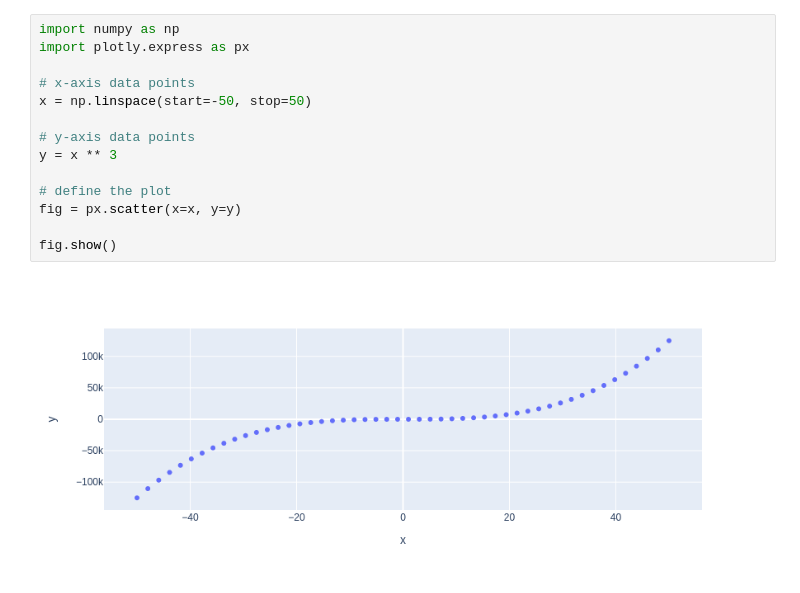
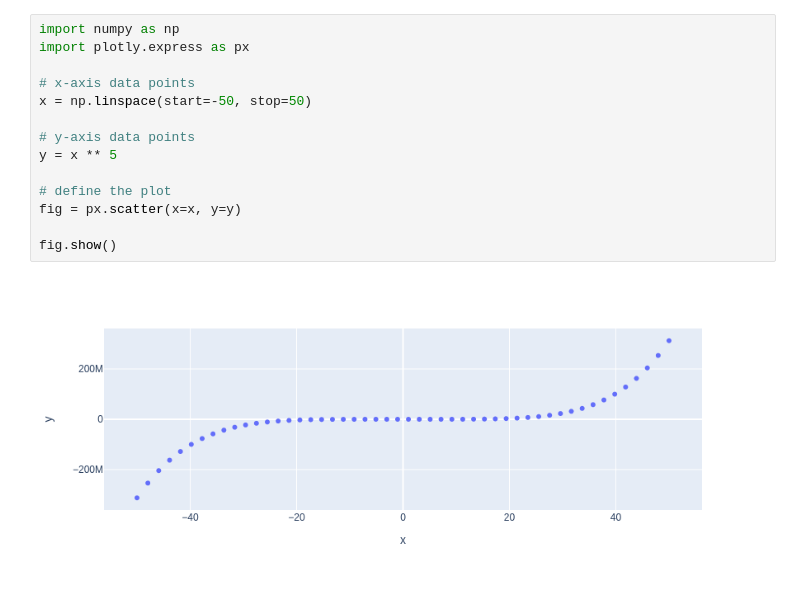
Before and after one commit to zhigwang/my-notebook-repo, a Jupyter notebook: experiment3.ipynb, the cells around one changed output. Cells and saved outputs as stored; diff of their text form.

```diff
--- a/experiment3.ipynb
+++ b/experiment3.ipynb
@@ -1,16 +1,16 @@
 # %%
 import numpy as np
 import plotly.express as px
 
 # x-axis data points
 x = np.linspace(start=-50, stop=50)
 
 # y-axis data points
-y = x ** 3
+y = x ** 5
 
 # define the plot
 fig = px.scatter(x=x, y=y)
 
 fig.show()
 # %% [output]
-[figure, old version]
+[figure, new version]
```
